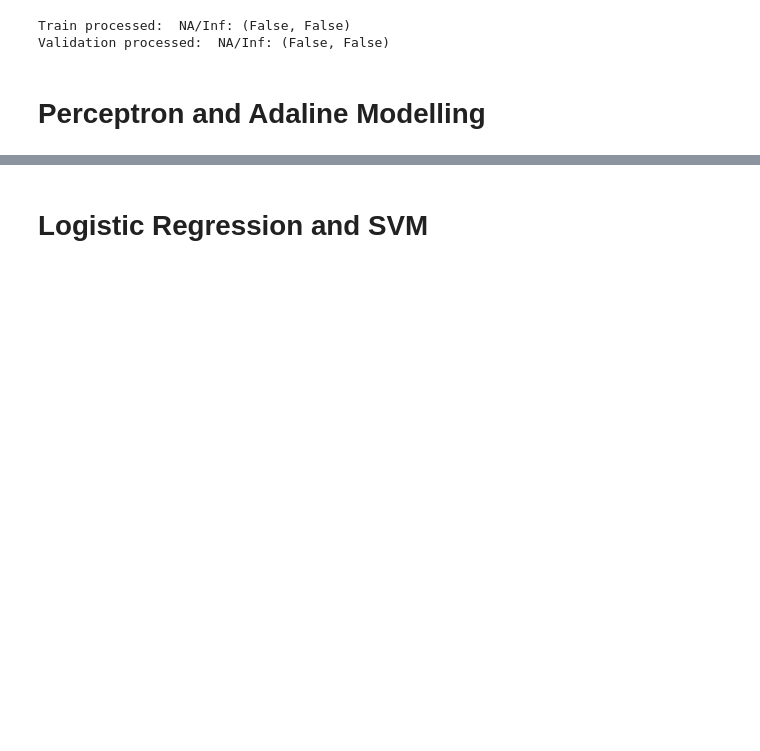
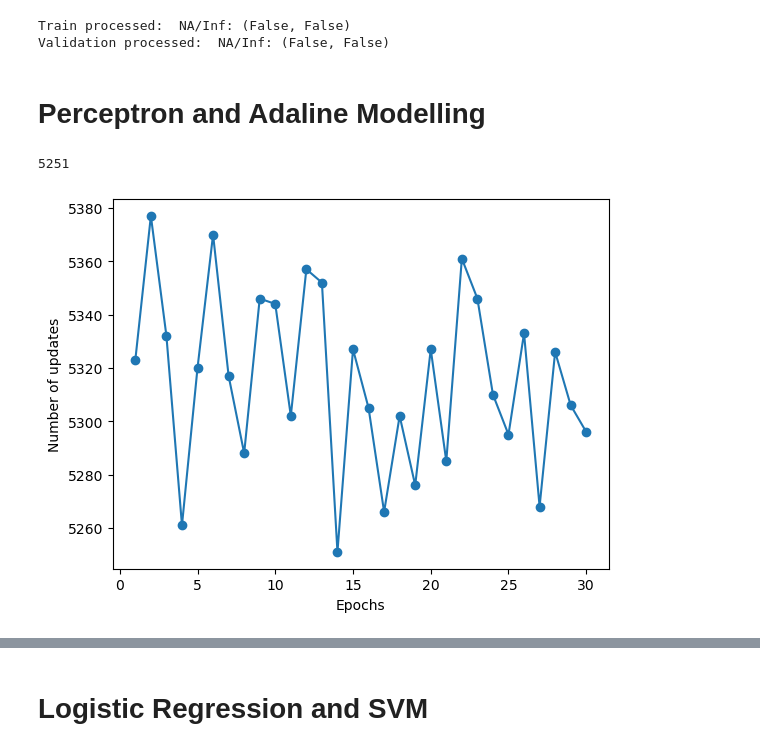
Before and after one commit to Wil-Don-Lon/ML_Project_1, a Jupyter notebook: ML_Project1.ipynb, the cells around one changed output, grey strips where cells are left out. Cells and saved outputs as stored; diff of their text form; code cells hidden in the pictures; blank space fills up the shorter version.

```diff
--- a/ML_Project1.ipynb
+++ b/ML_Project1.ipynb
@@ -234,0 +323,17 @@ Validation processed:  NA/Inf: (False, False)
+# %%
+# ### Training the perceptron model
+cust_ppn = Custom_Perceptron(eta=0.1, n_iter=30, random_state=42)
+cust_ppn.fit(Xtr_full, ytr_full)
+
+min(cust_ppn.errors_)
+# %% [output]
+5251
+# %%
+# Plot miscalssificaiotn error for each epoch
+plt.plot(range(1, len(cust_ppn.errors_) + 1), cust_ppn.errors_, marker='o')
+plt.xlabel('Epochs')
+plt.ylabel('Number of updates')
+
+plt.show()
+# %% [output]
+[figure, added]
```
Also changed, not shown: parts of 9 cells of this notebook.
